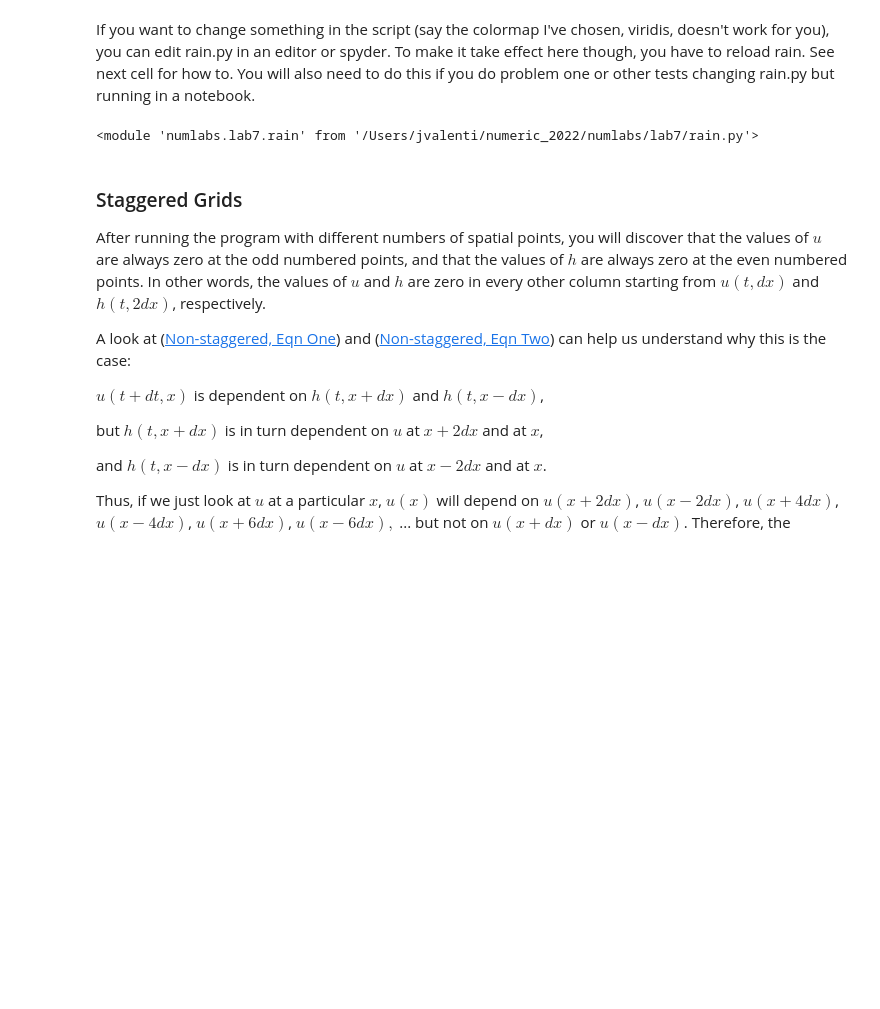
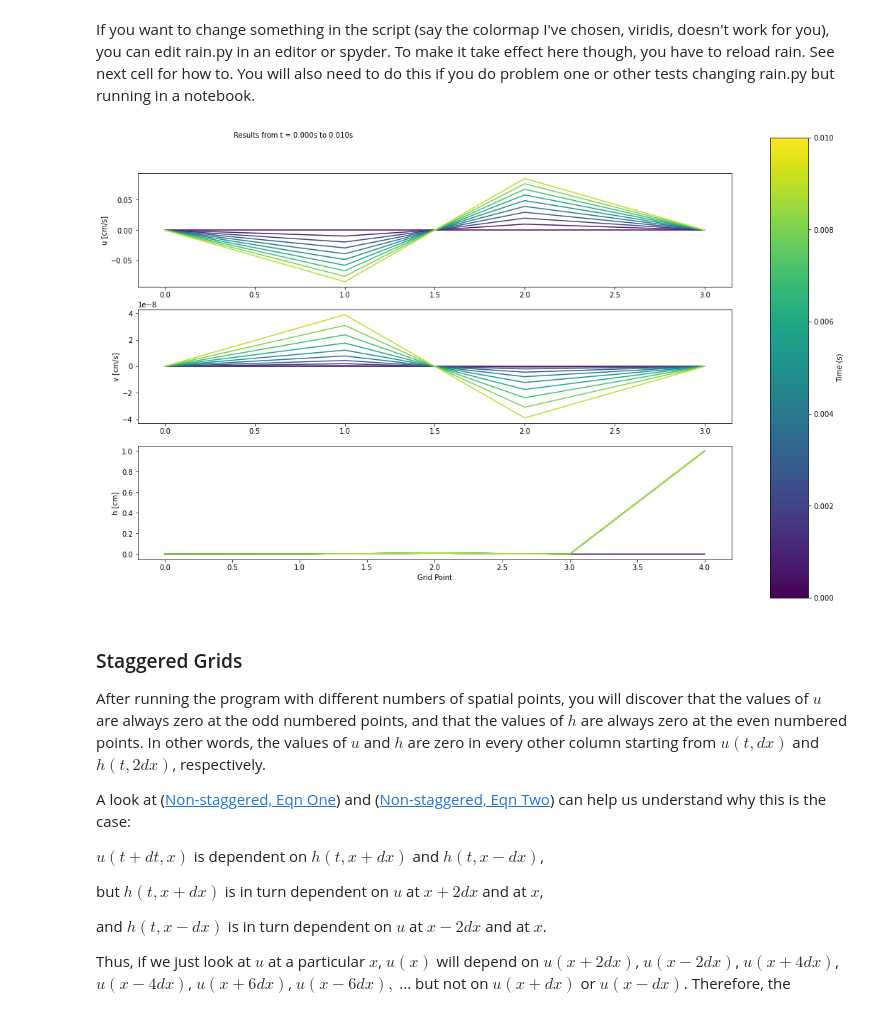
Before and after one commit to JoseEOAS/numeric_2022, a Jupyter notebook: notebooks/lab7/01-lab7-Jvalenti.ipynb, the cells around one changed output. Cells and saved outputs as stored; diff of their text form; code cells hidden in the pictures; blank space fills up the shorter version.

```diff
--- a/notebooks/lab7/01-lab7-Jvalenti.ipynb
+++ b/notebooks/lab7/01-lab7-Jvalenti.ipynb
@@ -408,9 +418,10 @@ rain.rain([6, 5])
 If you want to change something in the script (say the colormap I've chosen, viridis, doesn't work for you), you can edit rain.py in an editor or spyder.  To make it take effect here though, you have to reload rain.  See next cell for how to.  You will also need to do this if you do problem one or other tests changing rain.py but running in a notebook.
 # %%
 import importlib
-importlib.reload(rain)
+importlib.reload(rain2)
+rain2.rain([10,9])
 # %% [output]
-<module 'numlabs.lab7.rain' from '/Users/jvalenti/numeric_2022/numlabs/lab7/rain.py'>
+[figure, added]
 # %% [markdown]
 ### Staggered Grids
 [lab7:sec:staggered]:(#Staggered-Grids)
```
Also changed, not shown: parts of 6 cells of this notebook, 1 other file.
